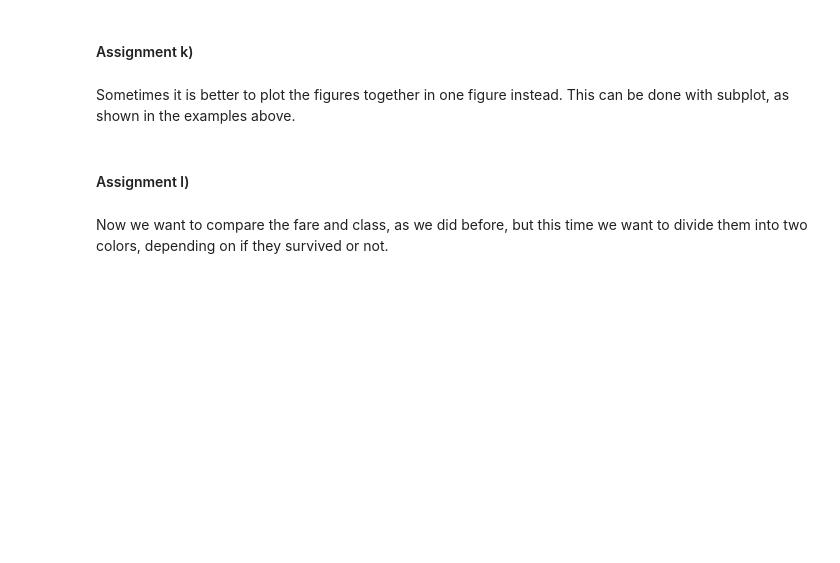
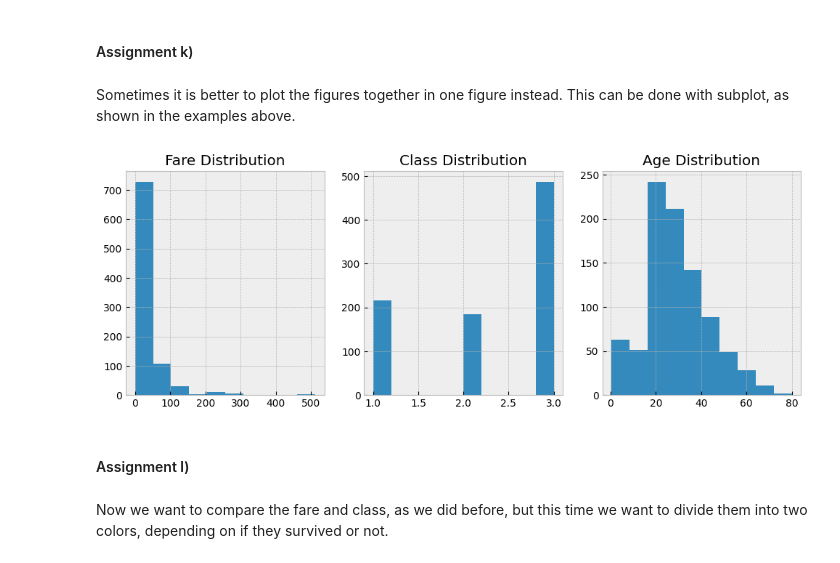
Before and after one commit to meatloafi/ml-1dl034-public-assignments, a Jupyter notebook: Assignments/Practical/PracticalNotebook2.ipynb, the cells around one changed output. Saved outputs shown, nothing was run; the diff lists cells and outputs as text; code cells hidden in the pictures; blank space fills up the shorter version.

```diff
--- a/Assignments/Practical/PracticalNotebook2.ipynb
+++ b/Assignments/Practical/PracticalNotebook2.ipynb
@@ -347,12 +514,20 @@ Sometimes it is better to plot the figures together in one figure instead. This
 # %%
 # ASSIGNMENT:
 # Make a subplot over the Fare, Class, and Age
 # label the plot and the axes appropriately
 
 # YOUR CODE HERE
-'''
+fig, axs = plt.subplots(1, 3, figsize=(12, 4))
+axs[0].hist(df["Fare"])
+axs[0].set_title("Fare Distribution")
+axs[1].hist(df["Pclass"])
+axs[1].set_title("Class Distribution")
+axs[2].hist(df["Age"])
+axs[2].set_title("Age Distribution")
 
-'''
+plt.show()
+# %% [output]
+[figure, added]
 # %% [markdown]
 #### Assignment l)
 # %% [markdown]
```
Also changed, not shown: parts of 27 cells of this notebook, 3 other files.
